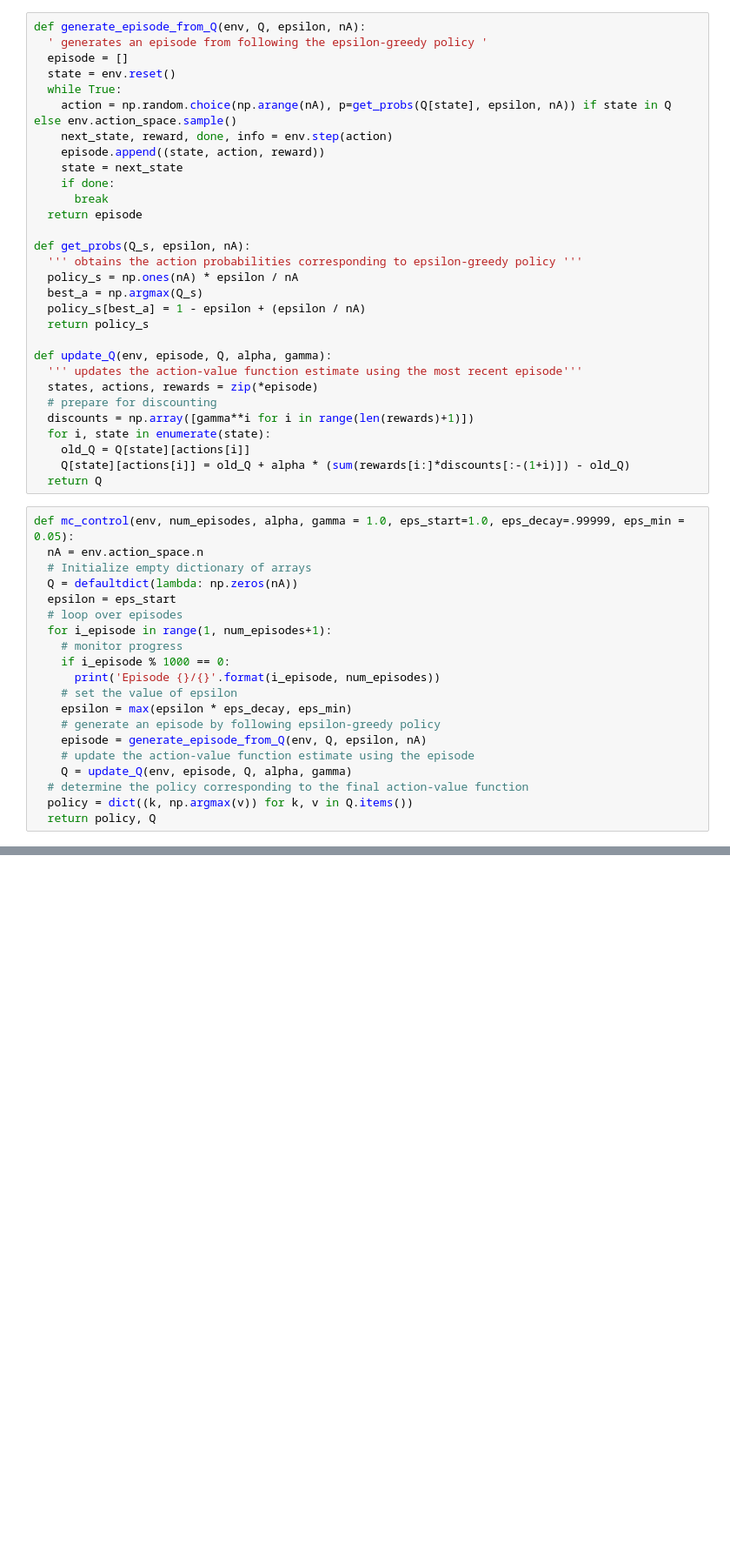
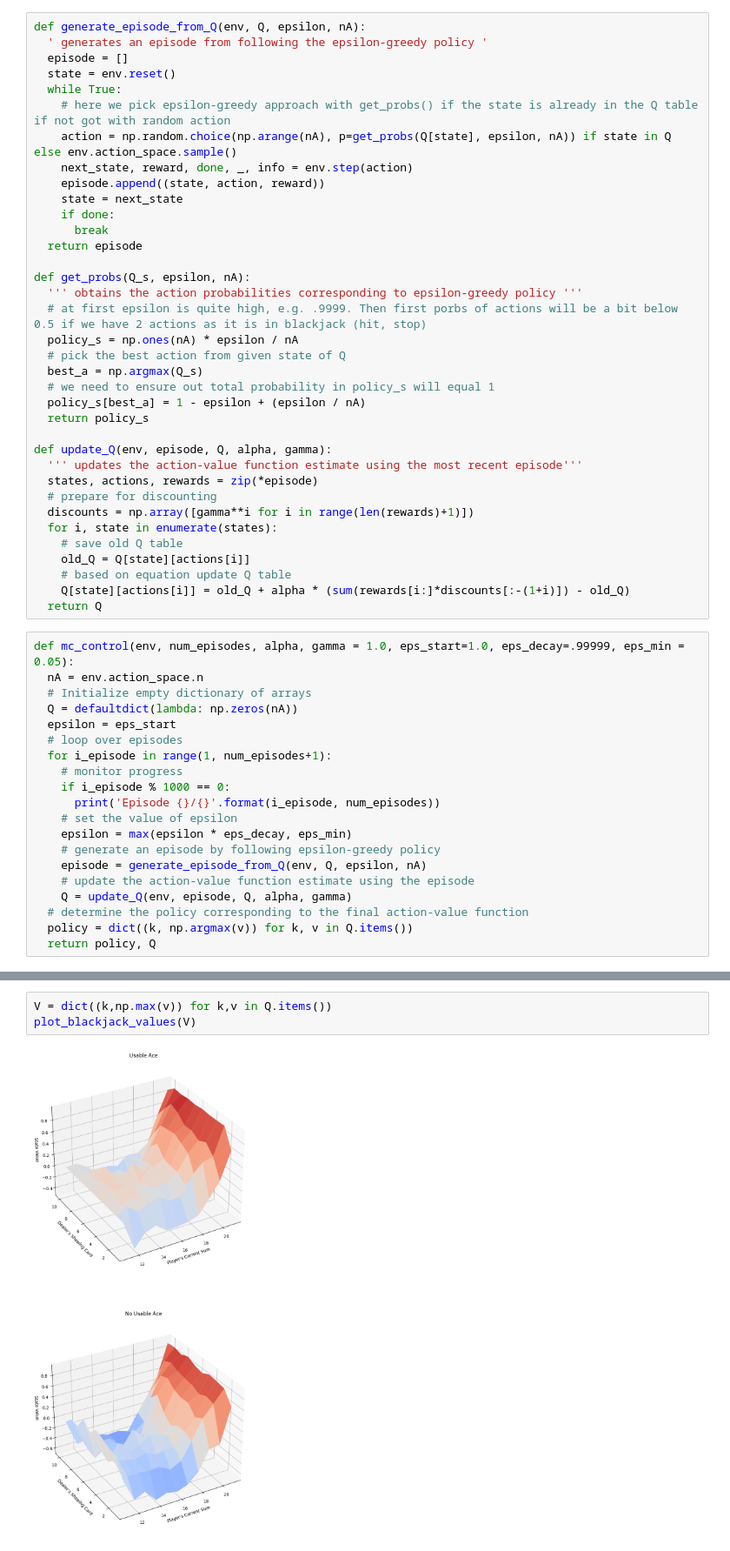
Before and after one commit to AdrianSKazi/RL-Monte-Carlo-Blackjack, a Jupyter notebook: RL_Monte_Carlo_Blackjack.ipynb, the cells around one changed output, grey strips where cells are left out. Shown at 87% size. Drawn from its saved outputs; the diff is of its cells as text; blank space fills up the shorter version.

```diff
--- a/RL_Monte_Carlo_Blackjack.ipynb
+++ b/RL_Monte_Carlo_Blackjack.ipynb
@@ -262,8 +260,9 @@ def generate_episode_from_Q(env, Q, epsilon, nA):
   episode = []
   state = env.reset()
   while True:
+    # here we pick epsilon-greedy approach with get_probs() if the state is already in the Q table if not got with random action
     action = np.random.choice(np.arange(nA), p=get_probs(Q[state], epsilon, nA)) if state in Q else env.action_space.sample()
-    next_state, reward, done, info = env.step(action)
+    next_state, reward, done, _, info = env.step(action)
     episode.append((state, action, reward))
     state = next_state
     if done:
@@ -272,8 +271,11 @@ def generate_episode_from_Q(env, Q, epsilon, nA):
 
 def get_probs(Q_s, epsilon, nA):
   ''' obtains the action probabilities corresponding to epsilon-greedy policy '''
+  # at first epsilon is quite high, e.g. .9999. Then first porbs of actions will be a bit below 0.5 if we have 2 actions as it is in blackjack (hit, stop)
   policy_s = np.ones(nA) * epsilon / nA
+  # pick the best action from given state of Q
   best_a = np.argmax(Q_s)
+  # we need to ensure out total probability in policy_s will equal 1
   policy_s[best_a] = 1 - epsilon + (epsilon / nA)
   return policy_s
 
@@ -282,8 +284,10 @@ def update_Q(env, episode, Q, alpha, gamma):
   states, actions, rewards = zip(*episode)
   # prepare for discounting
   discounts = np.array([gamma**i for i in range(len(rewards)+1)])
-  for i, state in enumerate(state):
+  for i, state in enumerate(states):
+    # save old Q table
     old_Q = Q[state][actions[i]]
+    # based on equation update Q table
     Q[state][actions[i]] = old_Q + alpha * (sum(rewards[i:]*discounts[:-(1+i)]) - old_Q)
   return Q
 # %%
@@ -358,0 +334,5 @@ ValueError: too many values to unpack (expected 4)
+# %%
+V = dict((k,np.max(v)) for k,v in Q.items())
+plot_blackjack_values(V)
+# %% [output]
+[figure, added]
```
Also changed, not shown: parts of 11 cells of this notebook.
